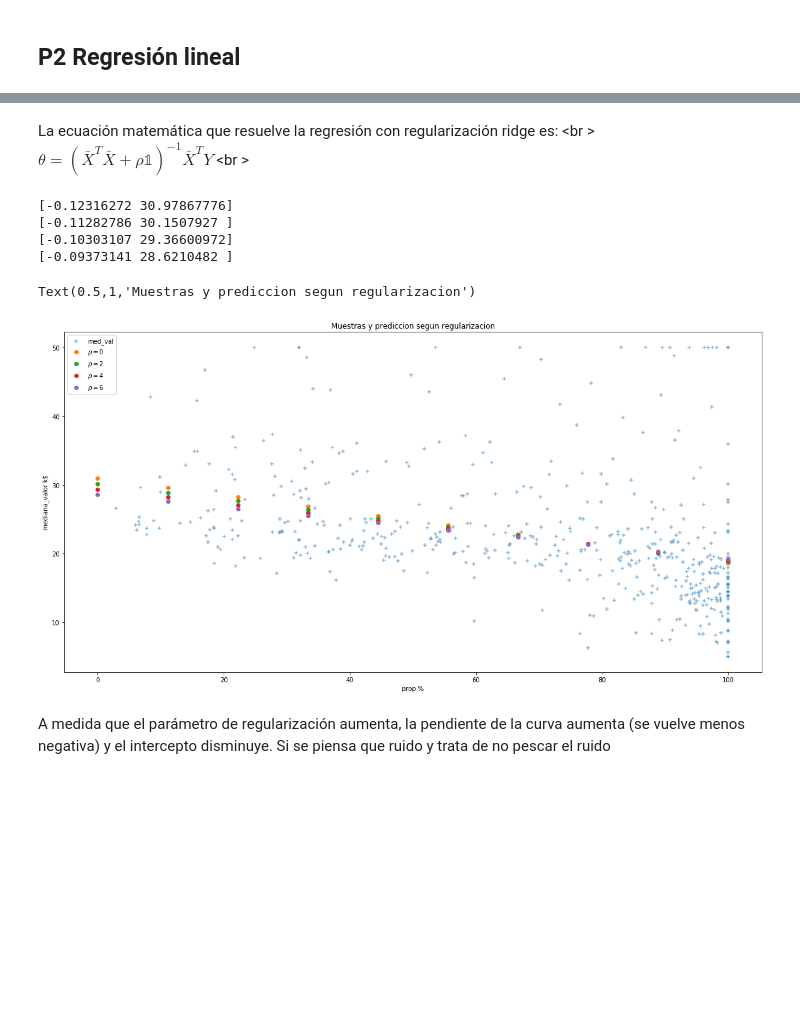
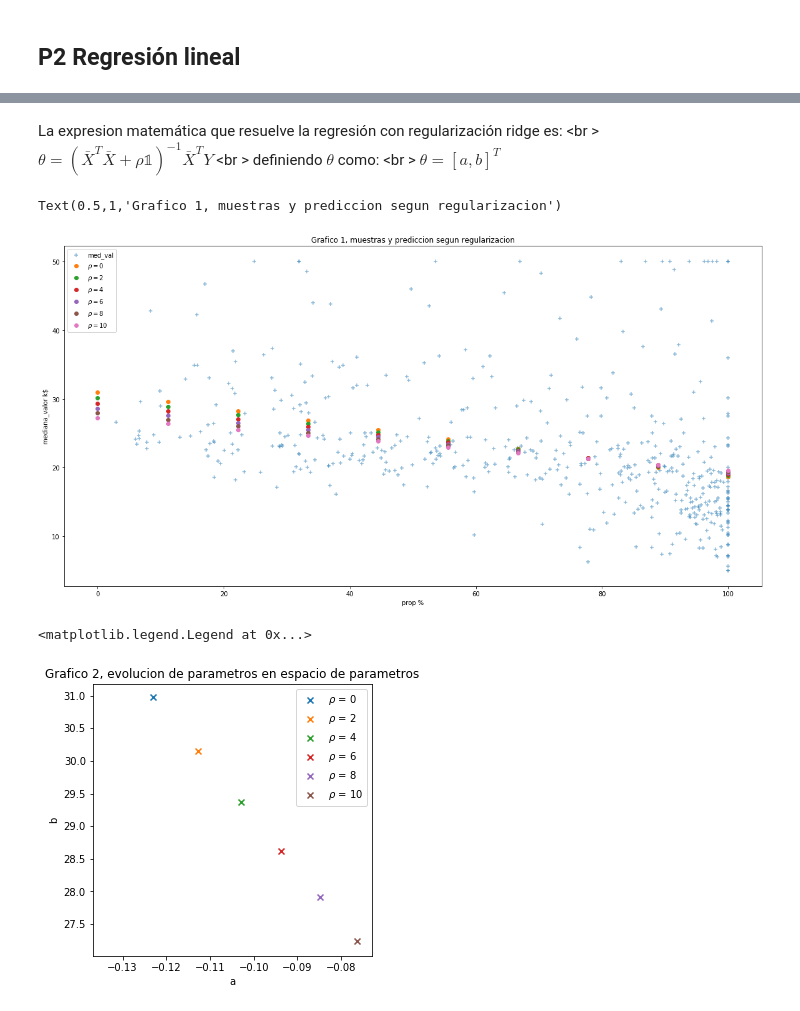
Before and after one commit to fluowhy/PML, a Jupyter notebook: Tarea_1.ipynb, the cells around one changed output, grey strips where cells are left out. Cells and saved outputs as stored; diff of their text form; code cells hidden in the pictures; blank space fills up the shorter version.

```diff
--- a/Tarea_1.ipynb
+++ b/Tarea_1.ipynb
@@ -48,33 +37,40 @@ Text(0,0.5,'mediana_valor k$')
 # %% [markdown]
-La ecuación matemática que resuelve la regresión con regularización ridge es: <br \>
+La expresion matemática que resuelve la regresión con regularización ridge es: <br \>
 $\theta = (\bar{X}^{T}\bar{X} + \rho \mathbb{1})^{-1}\bar{X}^{T}Y$ <br \>
+definiendo $\theta$ como: <br \>
+$\theta = [a, b]^{T}$
 # %%
 # regresion
 matplotlib.rcParams['figure.figsize'] = (20, 10)
 fg = (100, 100)
 X = np.vstack((datos['prop'], np.ones(len(datos)))).T
 Y = datos['med_val'].values
 rec = np.linspace(0, 100, 10)
 plt.scatter(datos['prop'], datos['med_val'], alpha=0.5, marker='+')
 plt.xlabel('prop %')
 plt.ylabel('mediana_valor k$')
 T = []
-rhos = np.arange(0, 7, 2)
+rhos = np.arange(0, 11, 2)
 for rho in rhos:
     Theta = np.linalg.inv(X.T@X + rho*np.identity(2))@X.T@Y
     T.append(Theta)
-    print(Theta)
     reg = Theta[0]*rec + Theta[1]
     plt.scatter(rec, reg, label=r'$\rho = $'+str(rho), marker='o')
 T = np.array(T)
 plt.legend()
-plt.title('Muestras y prediccion segun regularizacion')
+plt.title('Grafico 1, muestras y prediccion segun regularizacion')
 # %% [output]
-[-0.12316272 30.97867776]
-[-0.11282786 30.1507927 ]
-[-0.10303107 29.36600972]
-[-0.09373141 28.6210482 ]
+Text(0.5,1,'Grafico 1, muestras y prediccion segun regularizacion')
-Text(0.5,1,'Muestras y prediccion segun regularizacion')
-[figure, old version]
+[figure, new version]
-# %% [markdown]
-A medida que el parámetro de regularización aumenta, la pendiente de la curva aumenta (se vuelve menos negativa) y el intercepto disminuye. Si se piensa que ruido y trata de no pescar el ruido
+# %%
+# plot en espacio de parametros
+matplotlib.rcParams['figure.figsize'] = (5, 5)
+for i in range(len(rhos)):
+    plt.scatter(T[i][0], T[i][1], marker='x', label=r'$\rho$ = '+str(rhos[i]))
+plt.title('Grafico 2, evolucion de parametros en espacio de parametros')
+plt.xlabel('a')
+plt.ylabel('b')
+plt.legend()
+# %% [output]
+<matplotlib.legend.Legend at 0x...>
+[figure, added]
```
Also changed, not shown: parts of 8 cells of this notebook.
